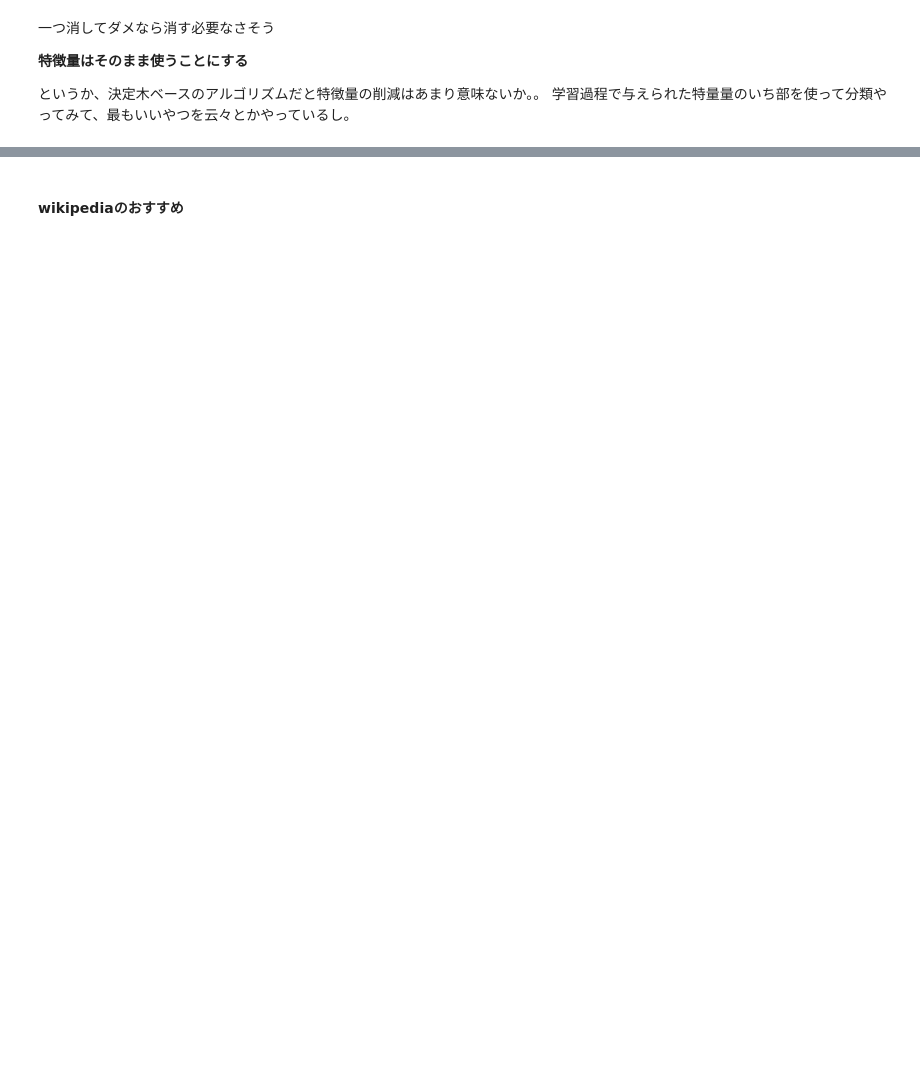
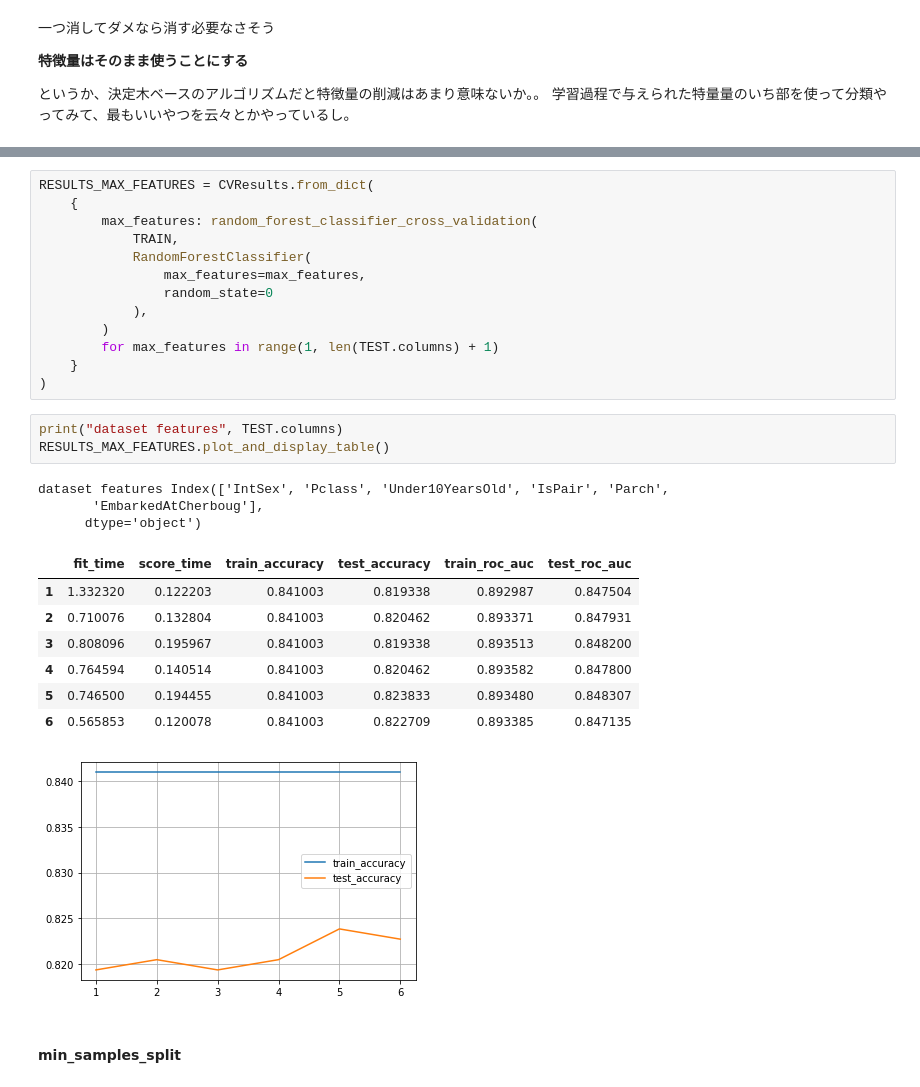
Before and after one commit to curiburn/learning_playground, a Jupyter notebook: titanic/train.ipynb, the cells around one changed output, grey strips where cells are left out. Saved outputs shown, nothing was run; the diff lists cells and outputs as text; blank space fills up the shorter version.

```diff
--- a/titanic/train.ipynb
+++ b/titanic/train.ipynb
@@ -233,2 +348,30 @@ display(pd.DataFrame(
+# %%
+RESULTS_MAX_FEATURES = CVResults.from_dict(
+    {
+        max_features: random_forest_classifier_cross_validation(
+            TRAIN,
+            RandomForestClassifier(
+                max_features=max_features,
+                random_state=0
+            ),
+        )
+        for max_features in range(1, len(TEST.columns) + 1)
+    }
+)
+# %%
+print("dataset features", TEST.columns)
+RESULTS_MAX_FEATURES.plot_and_display_table()
+# %% [output]
+dataset features Index(['IntSex', 'Pclass', 'Under10YearsOld', 'IsPair', 'Parch',
+       'EmbarkedAtCherboug'],
+      dtype='object')
+|  | fit_time | score_time | train_accuracy | test_accuracy | train_roc_auc | test_roc_auc |
+| 1 | 1.332320 | 0.122203 | 0.841003 | 0.819338 | 0.892987 | 0.847504 |
+| 2 | 0.710076 | 0.132804 | 0.841003 | 0.820462 | 0.893371 | 0.847931 |
+| 3 | 0.808096 | 0.195967 | 0.841003 | 0.819338 | 0.893513 | 0.848200 |
+| 4 | 0.764594 | 0.140514 | 0.841003 | 0.820462 | 0.893582 | 0.847800 |
+| 5 | 0.746500 | 0.194455 | 0.841003 | 0.823833 | 0.893480 | 0.848307 |
+| 6 | 0.565853 | 0.120078 | 0.841003 | 0.822709 | 0.893385 | 0.847135 |
+[figure, added]
 # %% [markdown]
-#### wikipediaのおすすめ
+#### min_samples_split
```
Also changed, not shown: parts of 26 cells of this notebook.
